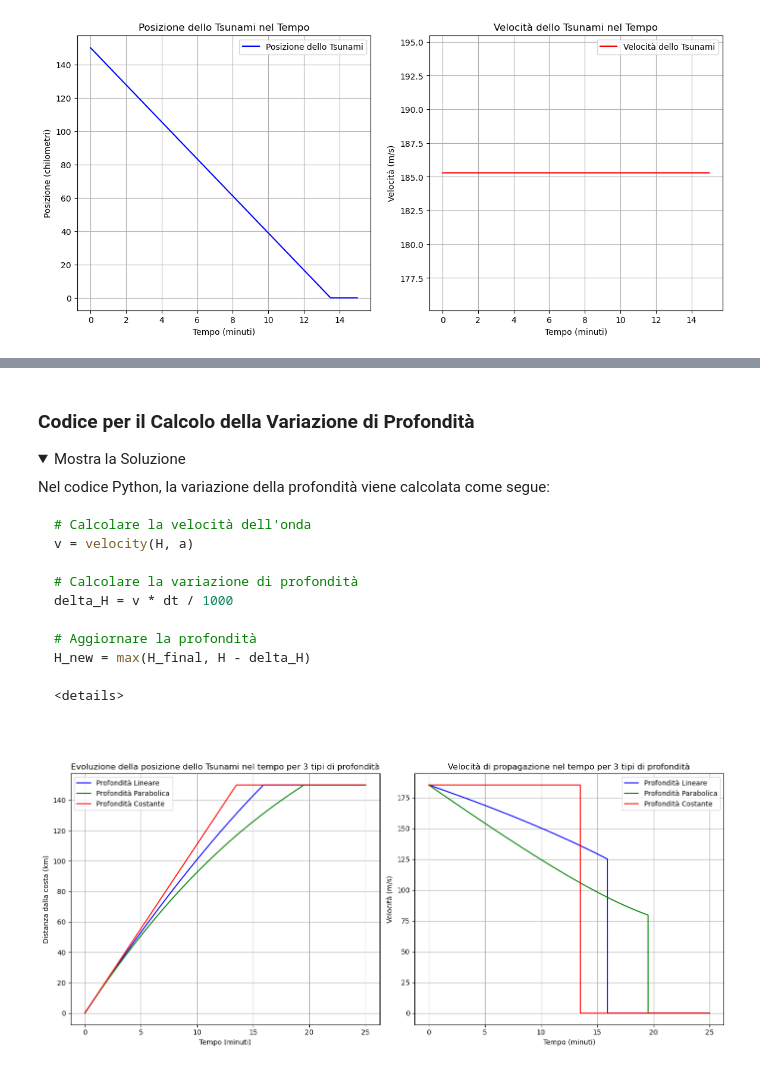
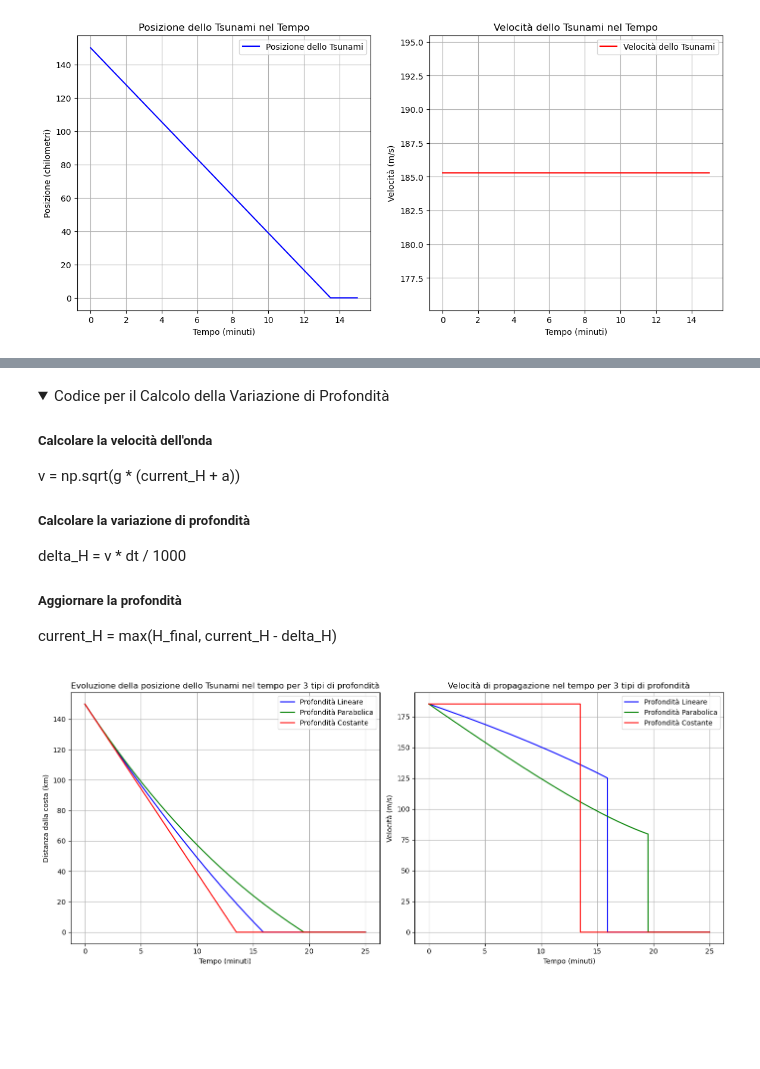
Before and after one commit to nicolalogullo/27005227-fisica-computazionale, a Jupyter notebook: Esercitazione_04032025.ipynb, the cells around one changed output, grey strips where cells are left out. Saved outputs shown, nothing was run; the diff lists cells and outputs as text; code cells hidden in the pictures; folded sections open; blank space fills up the shorter version.

````diff
--- a/Esercitazione_04032025.ipynb
+++ b/Esercitazione_04032025.ipynb
@@ -974,22 +1003,17 @@ Durante ogni iterazione, la variazione di profondità viene calcolata e la profo
 # %% [markdown]
-### Codice per il Calcolo della Variazione di Profondità
+<details>
+  <summary>Codice per il Calcolo della Variazione di Profondità</summary>
 
-<details>
-  <summary> Mostra la Soluzione</summary>
+##### Calcolare la velocità dell'onda
+v = np.sqrt(g * (current_H + a))
 
-Nel codice Python, la variazione della profondità viene calcolata come segue:
-
-```python
-# Calcolare la velocità dell'onda
-v = velocity(H, a)
-
-# Calcolare la variazione di profondità
+##### Calcolare la variazione di profondità
 delta_H = v * dt / 1000
 
-# Aggiornare la profondità
-H_new = max(H_final, H - delta_H)
+##### Aggiornare la profondità
+current_H = max(H_final, current_H - delta_H)
 
-<details>
+</details>
 # %%
 import numpy as np
 import matplotlib.pyplot as plt
@@ -1015,7 +1039,7 @@ def tsunami_propagation(g, H_values, delta_t=0.1, final_time=6000, a=500, H_fina
 
     # Inizializzare variabili
     times = [0]  # lista per memorizzare i tempi (in secondi)
-    distances = [0]  # lista per memorizzare le distanze percorse
+    distances = [distance_to_shore]  # lista per memorizzare le distanze percorse (partiamo dalla distanza massima)
     speeds = []  # lista per memorizzare le velocità
     current_H = H_values[0]  # profondità iniziale
     distance_remaining = distance_to_shore  # distanza residua dalla costa in metri
@@ -1044,7 +1068,7 @@ def tsunami_propagation(g, H_values, delta_t=0.1, final_time=6000, a=500, H_fina
 
         # Aggiungere il tempo, la distanza percorsa e la velocità
         times.append(times[-1] + delta_t)
-        distances.append(distance_to_shore - distance_remaining)
+        distances.append(distance_remaining)  # memorizza la distanza residua
         speeds.append(v)  # aggiungi la velocità istantanea alla lista
 
     # Convertire il tempo in minuti
@@ -1075,31 +1099,31 @@ times_parabolic, distances_parabolic, speeds_parabolic = tsunami_propagation(g,
 times_constant, distances_constant, speeds_constant = tsunami_propagation(g, H_constant, final_time=Tf)
 
 # Grafico dei risultati
 fig, axs = plt.subplots(1, 2, figsize=(14, 6))  # Modificato da 2x1 a 1x2 per affiancare i plot
 
 # Tracciare la distanza dalla costa nel tempo
 axs[0].plot(times_linear, distances_linear, label="Profondità Lineare", color='b')
 axs[0].plot(times_parabolic, distances_parabolic, label="Profondità Parabolica", color='g')
 axs[0].plot(times_constant, distances_constant, label="Profondità Costante", color='r')
 
 axs[0].set_title('Evoluzione della posizione dello Tsunami nel tempo per 3 tipi di profondità')
 axs[0].set_xlabel('Tempo (minuti)')
 axs[0].set_ylabel('Distanza dalla costa (km)')
 axs[0].grid(True)
 axs[0].legend()
 
 # Tracciare la velocità nel tempo
 axs[1].plot(times_linear[0:np.size(speeds_linear)], speeds_linear, label="Profondità Lineare", color='b')
 axs[1].plot(times_parabolic[0:np.size(speeds_linear)], speeds_parabolic, label="Profondità Parabolica", color='g')
 axs[1].plot(times_constant[0:np.size(speeds_linear)], speeds_constant, label="Profondità Costante", color='r')
 
 axs[1].set_title('Velocità di propagazione nel tempo per 3 tipi di profondità')
 axs[1].set_xlabel('Tempo (minuti)')
 axs[1].set_ylabel('Velocità (m/s)')
 axs[1].grid(True)
 axs[1].legend()
 
 plt.tight_layout()
 plt.show()
 # %% [output]
-[figure, old version]
+[figure, new version]
````
Also changed, not shown: parts of 10 cells of this notebook.
